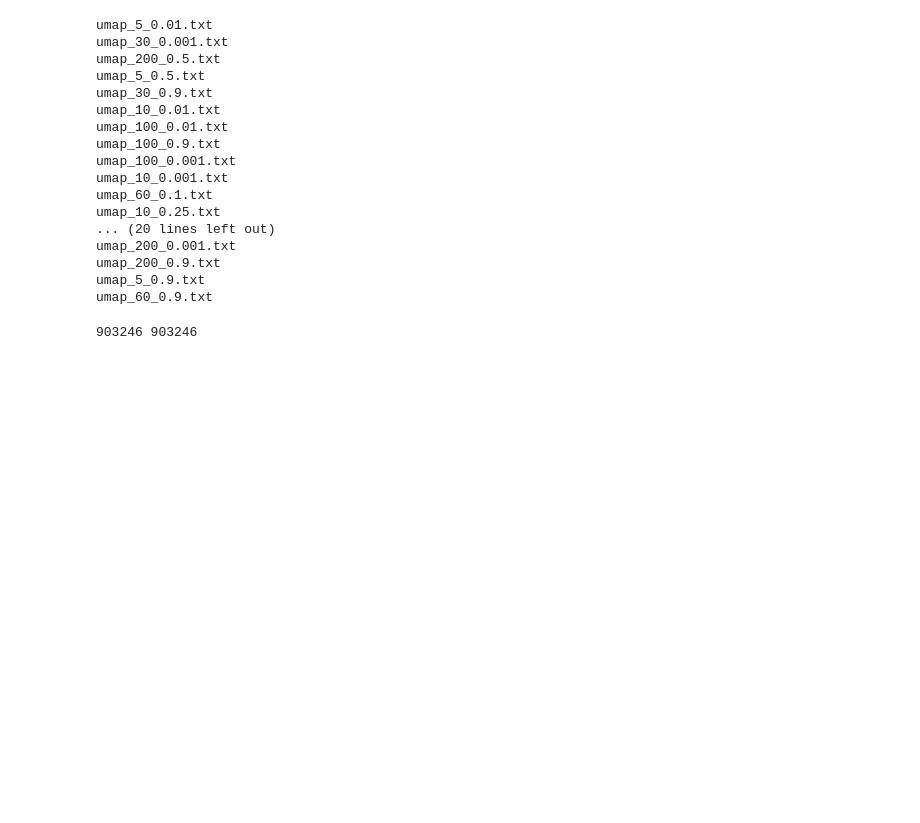
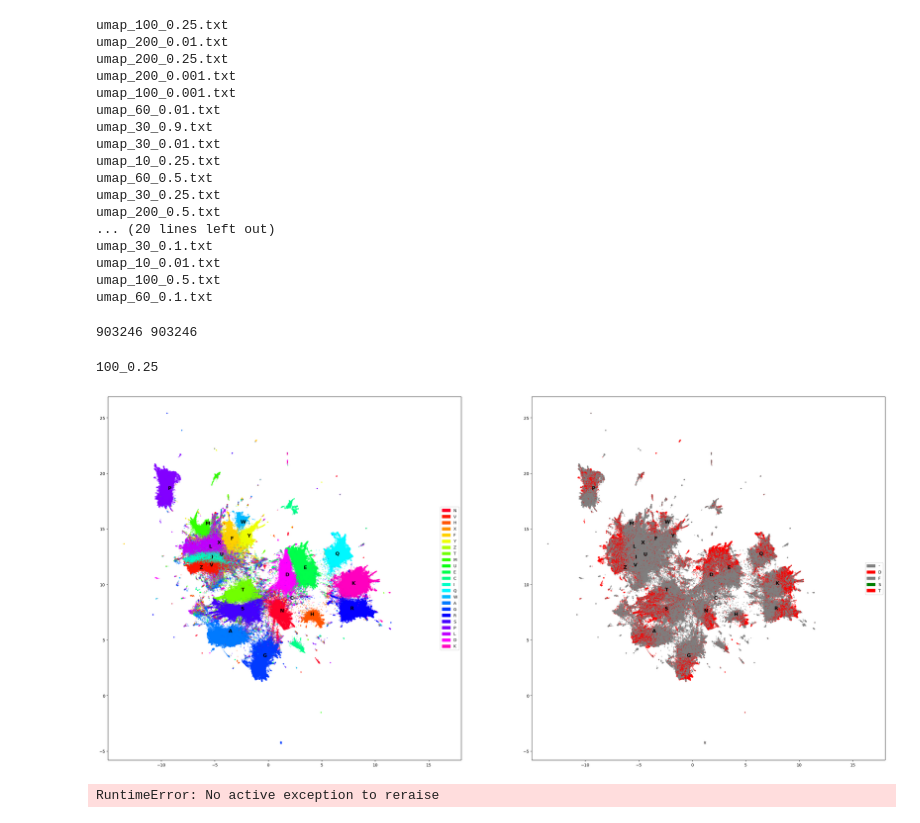
Before and after one commit to francosimonetti/disorder_flavours, a Jupyter notebook: plot_umap.ipynb, the cells around one changed output. Cells and saved outputs as stored; diff of their text form; code cells hidden in the pictures; blank space fills up the shorter version.

```diff
--- a/plot_umap.ipynb
+++ b/plot_umap.ipynb
@@ -24,5 +9,6 @@ import collections
 # %%
-basedir = "/data/franco/zsuzsa_lab/eulogia/umap_data/"
+# basedir = "/data/franco/disorder_flavours/local_umap_calc/umap_data/"
+basedir = "/data/franco/disorder_flavours/eulogia/umap_data/"
 umap_datadict = dict()
 for f in os.listdir(basedir):
     print(f)
@@ -33,23 +19,23 @@ for f in os.listdir(basedir):
     key = f"{neighbors}_{dist}"
     umap_datadict[key] = df.values
 # %% [output]
-umap_5_0.01.txt
-umap_30_0.001.txt
+umap_100_0.25.txt
+umap_200_0.01.txt
+umap_200_0.25.txt
+umap_200_0.001.txt
+umap_100_0.001.txt
+umap_60_0.01.txt
+umap_30_0.9.txt
+umap_30_0.01.txt
+umap_10_0.25.txt
+umap_60_0.5.txt
+umap_30_0.25.txt
 umap_200_0.5.txt
-umap_5_0.5.txt
-umap_30_0.9.txt
+... (20 lines left out)
+umap_30_0.1.txt
 umap_10_0.01.txt
-umap_100_0.01.txt
-umap_100_0.9.txt
-umap_100_0.001.txt
-umap_10_0.001.txt
+umap_100_0.5.txt
 umap_60_0.1.txt
-umap_10_0.25.txt
-... (20 lines left out)
-umap_200_0.001.txt
-umap_200_0.9.txt
-umap_5_0.9.txt
-umap_60_0.9.txt
 # %%
 # load seq and annotation data
 seqfile = "disprot_plotdata/halft5/seq_data.txt"
@@ -78,40 +75,46 @@ for key in list(umap_datadict.keys()):
 
     DDs = sorted(list(set(ANNOT)))
     colorsDD = ["gray", "red", "gray", "green", "red"]
-    colordictDD = dict(zip(DDs, colors))
+    colordictDD = dict(zip(DDs, colorsDD))
 
     aa_means = dict()
     for aa in AAs:
         AAix = [x for x in range(0, len(SEQ)) if SEQ[x] == aa]
         embed_aa = umap_datadict[key][AAix,:]
         x_mean = np.mean(embed_aa[:,0])
         y_mean = np.mean(embed_aa[:,1])
         aa_means[aa] = (x_mean, y_mean)
 
     # Aminoacid colors
     fig = plt.figure(figsize=(34,16))
     ax1 = fig.add_subplot(121)
     ax1.scatter(umap_datadict[key][:,0], umap_datadict[key][:,1], s=2, alpha=0.3,
                c=[cmapAA(colordictAA[x]) for x in SEQ])
 
     for aa in aa_means.keys():
         ax1.text(aa_means[aa][0], aa_means[aa][1], aa, fontsize='large', fontweight='bold')
 
     legend_elements = [Patch(facecolor=cmapAA(colordictAA[x]), edgecolor=cmapAA(colordictAA[x]),label=x) for x in AAs]
     ax1.legend(handles=legend_elements, loc='right')
 
 
     # Disorder / Order colors
     ax2 = fig.add_subplot(122)
     ax2.scatter(umap_datadict[key][:,0], umap_datadict[key][:,1], s=2, alpha=0.4,
                c=[colordictDD[x] for x in ANNOT])
 
     for aa in aa_means.keys():
         ax2.text(aa_means[aa][0], aa_means[aa][1], aa, fontsize='large', fontweight='bold')
 
     legend_elements = [Patch(facecolor=colordictDD[x], edgecolor=colordictDD[x],label=x) for x in DDs]
     ax2.legend(handles=legend_elements, loc='right')
-    plt.savefig(f"disprot_plotdata/halft5/plots/umap_plot_{key}.png", bbox_inches='tight')
+    #plt.savefig(f"disprot_plotdata/halft5/plots/umap_plot_{key}.png", bbox_inches='tight')
+    plt.show()
+    raise
+# %% [output]
+100_0.25
+[figure, added]
+RuntimeError: No active exception to reraise
 # %%
 ### Only plot disorder
 # for key in list(umap_datadict.keys()):
```
Also changed, not shown: parts of 2 cells of this notebook, 11 other files.
